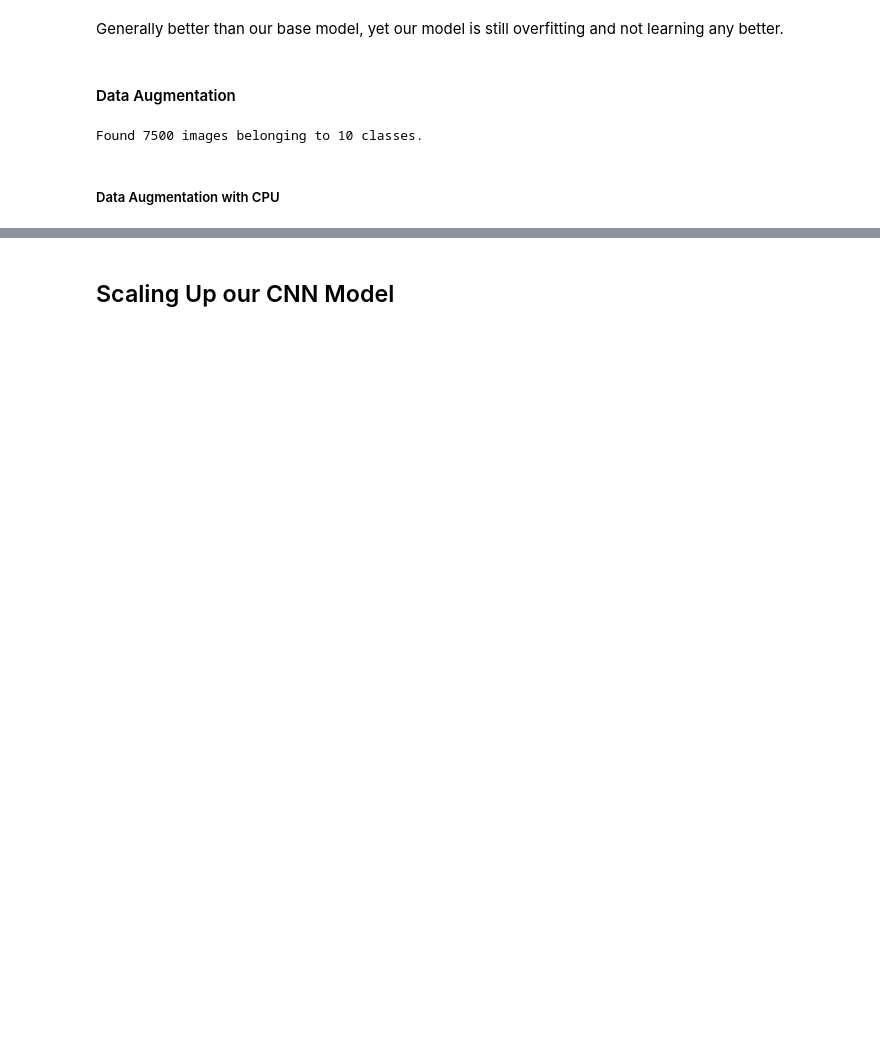
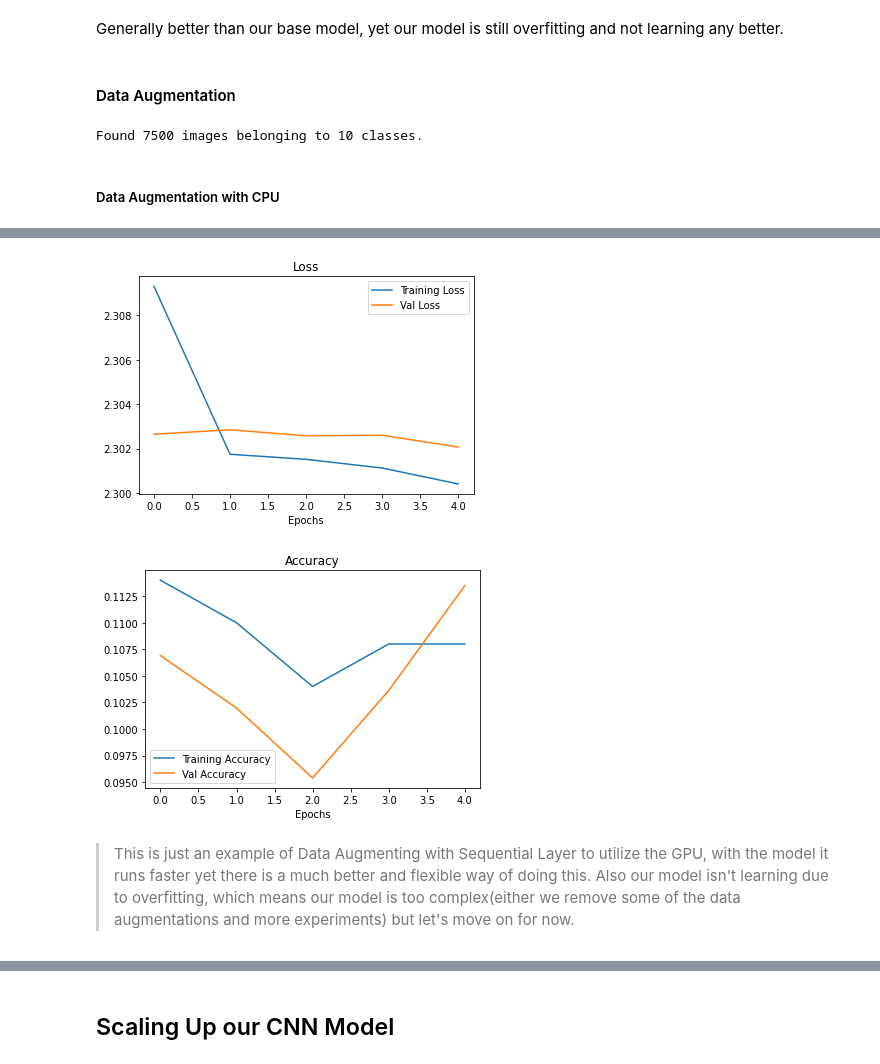
Before and after one commit to jjaimwork/CNN-Computer-Vision-Food-Vision-From-Scratch, a Jupyter notebook: Convolutional Neural Network.ipynb, the cells around one changed output, grey strips where cells are left out. Cells and saved outputs as stored; diff of their text form; code cells hidden in the pictures; blank space fills up the shorter version.

```diff
--- a/Convolutional Neural Network.ipynb
+++ b/Convolutional Neural Network.ipynb
@@ -360,0 +400,2 @@ The training now is generally a lot slower this time since we're using our CPU f
+# %%
+train_dir_10_percent = './Food-Vision-REDO/datasets/10_percent_data_set/train/'
@@ -360,0 +415,37 @@ The training now is generally a lot slower this time since we're using our CPU f
+# %%
+data_augmentation = tf.keras.Sequential([
+    tf.keras.layers.RandomFlip("horizontal"),
+    tf.keras.layers.RandomRotation(0.2),
+    tf.keras.layers.RandomZoom(0.2),
+    tf.keras.layers.RandomHeight(0.2),
+    tf.keras.layers.RandomWidth(0.2),
+
+], name ="data_augmentation")
+# %%
+resize_and_rescale = tf.keras.Sequential([
+    tf.keras.layers.Rescaling(1./255),
+    tf.keras.layers.Resizing(224, 224),
+])
+# %%
+model_4 = tf.keras.Sequential([
+    resize_and_rescale,
+    data_augmentation,
+    tf.keras.layers.Conv2D(10, 3, activation='relu'),
+    tf.keras.layers.MaxPool2D(),
+    tf.keras.layers.Conv2D(10, 3, activation='relu'),
+    tf.keras.layers.GlobalAveragePooling2D(),
+    #tf.keras.layers.GlobalMaxPool2D(name="global_average_pooling_layer"),
+    tf.keras.layers.Dense(10, activation='softmax')
+])
+
+model_4.compile(loss=tf.keras.losses.CategoricalCrossentropy(),
+                optimizer=tf.keras.optimizers.Adam(),
+                metrics=['accuracy'])
+
+model_4_history = model_4.fit(
+    train_10_per_dataset,
+    epochs=5,
+    steps_per_epoch=len(train_10_per_dataset),
+    validation_data=test_data,
+    validation_steps=int(.25 * len(test_data))
+)
@@ -360,0 +463,7 @@ The training now is generally a lot slower this time since we're using our CPU f
+# %%
+plot_history_curves(model_4_history)
+# %% [output]
+[figure, added]
+[figure, added]
+# %% [markdown]
+> This is just an example of Data Augmenting with Sequential Layer to utilize the GPU, with the model it runs faster yet there is a much better and flexible way of doing this. Also our model isn't learning due to overfitting, which means our model is too complex(either we remove some of the data augmentations and more experiments) but let's move on for now.
```
Also changed, not shown: parts of 32 cells of this notebook.
